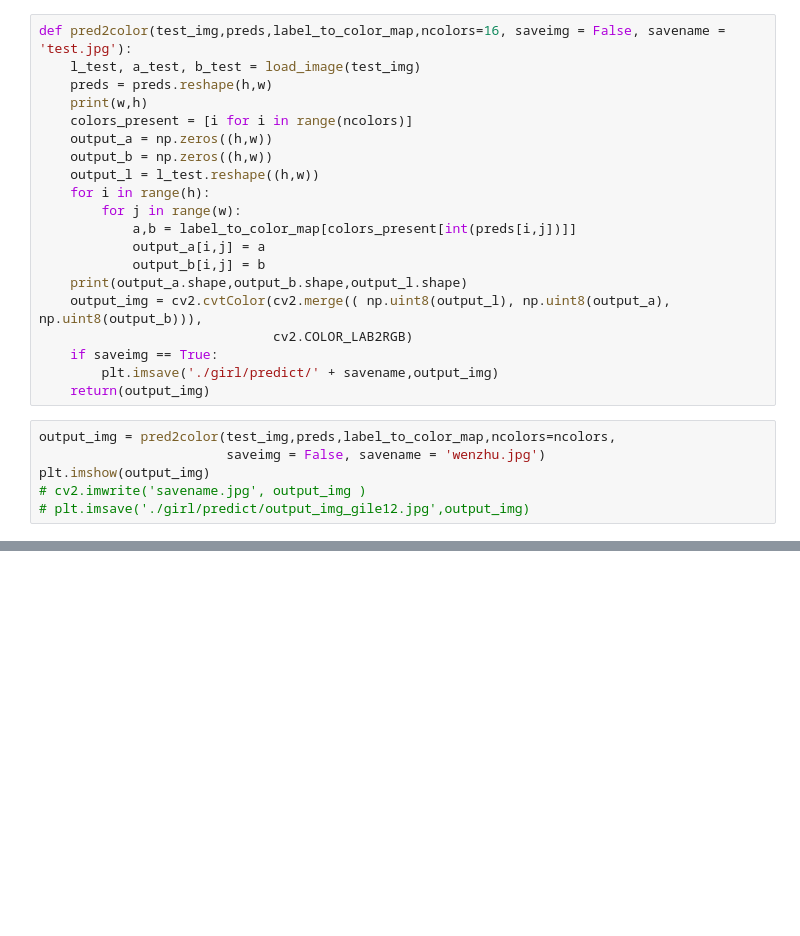
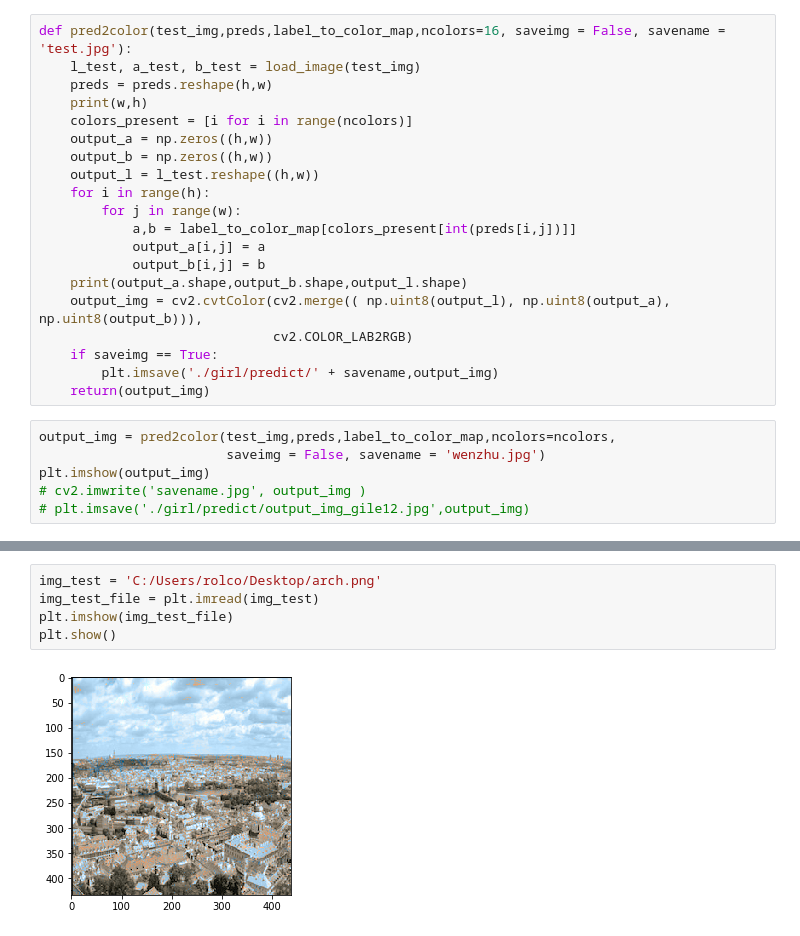
Before and after one commit to TZstatsADS/Spring2018-Project5-grp10, a Jupyter notebook: doc/main.ipynb, the cells around one changed output, grey strips where cells are left out. Cells and saved outputs as stored; diff of their text form; blank space fills up the shorter version.

```diff
--- a/doc/main.ipynb
+++ b/doc/main.ipynb
@@ -998,0 +764,7 @@ gray_test.shape
+# %%
+img_test = 'C:/Users/rolco/Desktop/arch.png'
+img_test_file = plt.imread(img_test)
+plt.imshow(img_test_file)
+plt.show()
+# %% [output]
+[figure, added]
```
Also changed, not shown: parts of 74 cells of this notebook.
